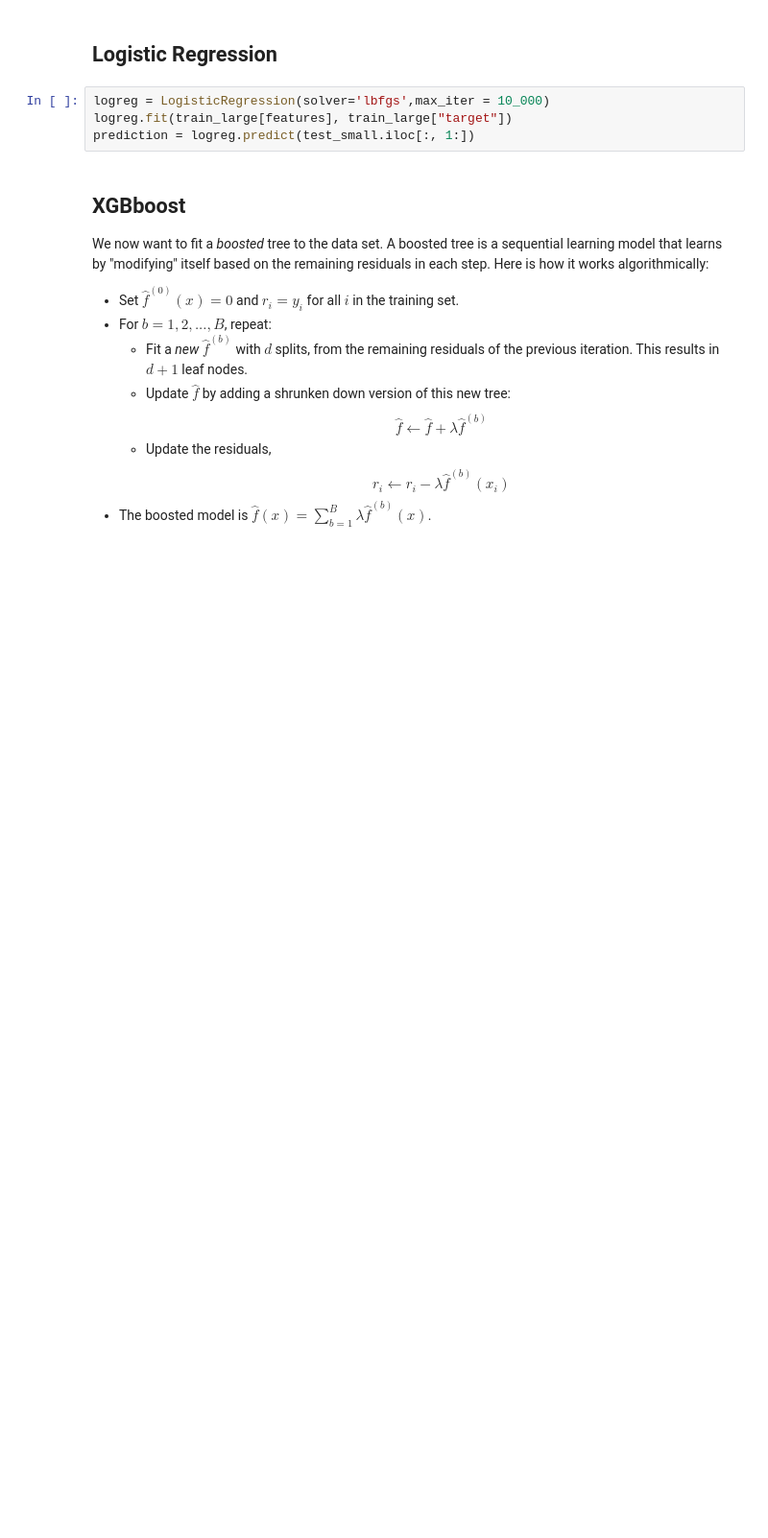
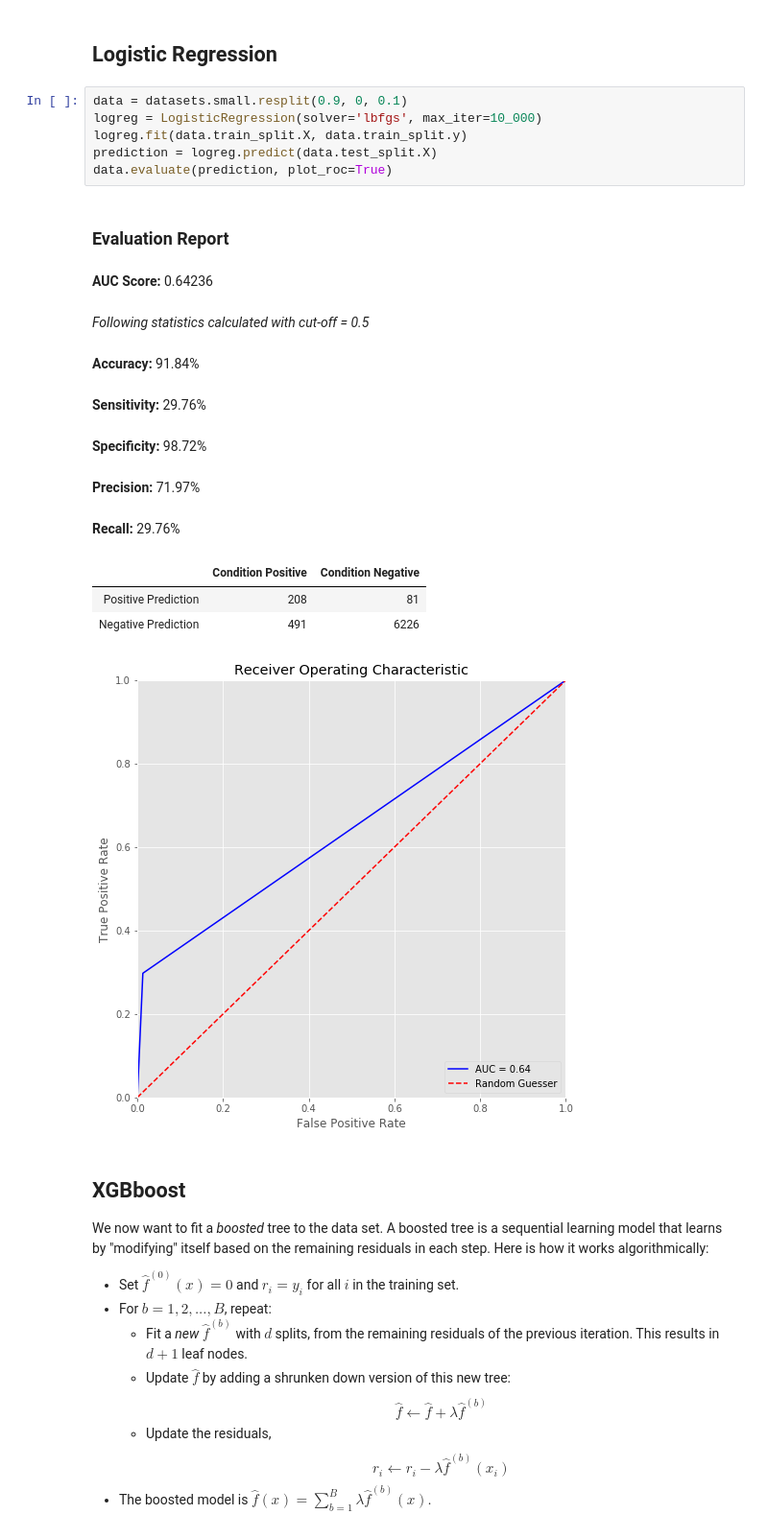
Before and after one commit to JakobGM/machine-learning-course, a Jupyter notebook: project/jakobgm.ipynb, the cells around one changed output. Shown at 96% size. Drawn from its saved outputs; the diff is of its cells as text; blank space fills up the shorter version.

```diff
--- a/project/jakobgm.ipynb
+++ b/project/jakobgm.ipynb
@@ -541,9 +809,25 @@ test_small
 # %% [markdown]
 ## Logistic Regression
-# %%
-logreg = LogisticRegression(solver='lbfgs',max_iter = 10_000)
-logreg.fit(train_large[features], train_large["target"])
-prediction = logreg.predict(test_small.iloc[:, 1:])
+# %%
+data = datasets.small.resplit(0.9, 0, 0.1)
+logreg = LogisticRegression(solver='lbfgs', max_iter=10_000)
+logreg.fit(data.train_split.X, data.train_split.y)
+prediction = logreg.predict(data.test_split.X)
+data.evaluate(prediction, plot_roc=True)
+# %% [output]
+### Evaluation Report
+__AUC Score:__ 0.64236
+
+_Following statistics calculated with cut-off = 0.5_
+__Accuracy:__ 91.84%
+__Sensitivity:__ 29.76%
+__Specificity:__ 98.72%
+__Precision:__ 71.97%
+__Recall:__ 29.76%
+|  | Condition Positive | Condition Negative |
+| Positive Prediction | 208 | 81 |
+| Negative Prediction | 491 | 6226 |
+[figure, added]
 # %% [markdown]
 ## XGBboost
 
```
Also changed, not shown: parts of 28 cells of this notebook.
